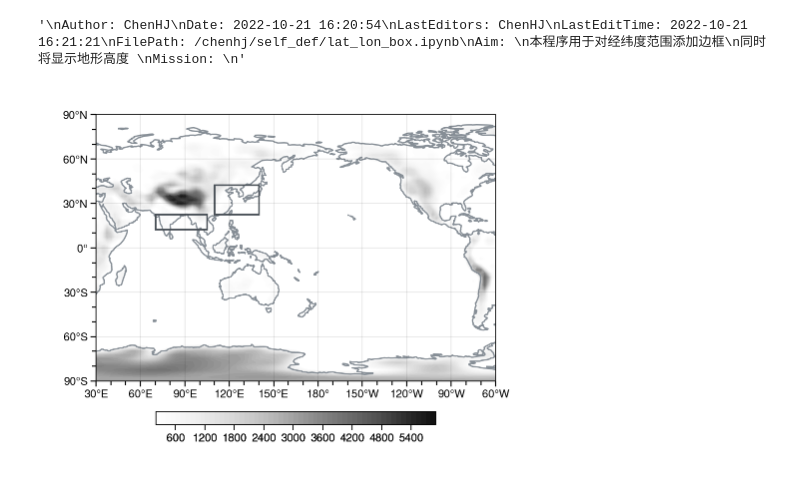
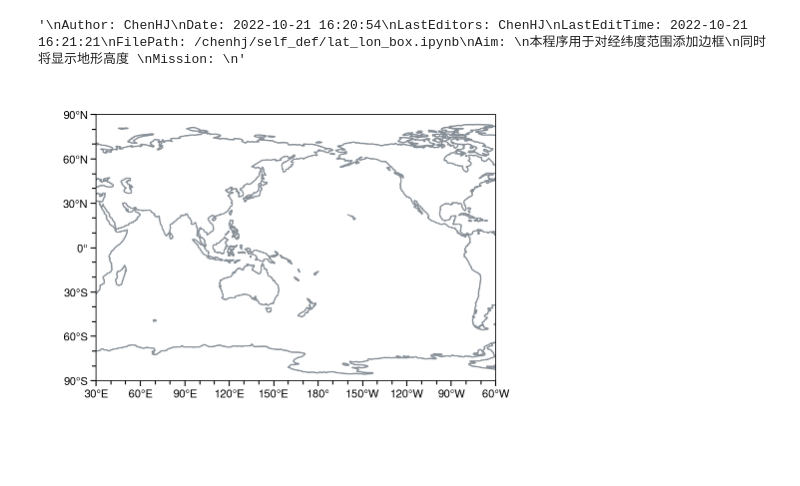
Before and after one commit to Hongjing0506/self_def, a Jupyter notebook: lat_lon_box.ipynb, the cells around one changed output. Saved outputs shown, nothing was run; the diff lists cells and outputs as text; code cells hidden in the pictures; blank space fills up the shorter version.

```diff
--- a/lat_lon_box.ipynb
+++ b/lat_lon_box.ipynb
@@ -51,55 +51,55 @@ hgt = fhgt['hgt'][0,:,:].drop('time')
 # mask = 1013.25*(1.0-hgt*0.0065/288.15)**5.25145
 # %%
 # plot the box
-
+pplt.rc["grid"] = False
 
 cl = 180  # 设置地图投影的中心纬度
 proj = pplt.PlateCarree(central_longitude=cl)
 
 fig = pplt.figure(span=False, share=False, refwidth=4.0, wspace=4.0, hspace=3.5, outerpad=2.0)
 axs = fig.subplots(ncols=1, nrows=1, proj=proj)
 
 #   set the geo_ticks and map projection to the plots
 xticks = np.array([30, 60, 90, 120, 150, 180, 210, 240, 270, 300])
 yticks = np.arange(-90, 91, 30)  # 设置纬度刻度
 # 设置绘图的经纬度范围extents，其中前两个参数为经度的最小值和最大值，后两个数为纬度的最小值和最大值
 # 当想要显示的经纬度范围不是正好等于刻度显示范围时，对extents进行相应的修改即可
 extents = [xticks[0], xticks[1], yticks[0], yticks[1]]
 sepl.geo_ticks(axs, xticks, yticks, cl, extents, majorticklabelsize=8, latminorspace=10, coastlinewidth=1.0)
 # ===================================================
-box_N = 42.5
-box_S = 22.5
-box_W = 110
-box_E = 140
+# box_N = 50.0
+# box_S = 27.5
+# box_W = 105.0
+# box_E = 137.5
 
 
-x0 = box_W
-y0 = box_S
-width = box_E-box_W
-height = box_N-box_S
-sepl.patches(axs, x0 - cl, y0, width, height, proj, linestyle="-", linewidth=1.2)
+# x0 = box_W
+# y0 = box_S
+# width = box_E-box_W
+# height = box_N-box_S
+# sepl.patches(axs, x0 - cl, y0, width, height, proj, linestyle="-", linewidth=1.2)
 
-box_N = 22.5
-box_S = 12.5
-box_W = 70
-box_E = 105
+# box_N = 22.5
+# box_S = 12.5
+# box_W = 70
+# box_E = 105
 
 
-x0 = box_W
-y0 = box_S
-width = box_E-box_W
-height = box_N-box_S
-sepl.patches(axs, x0 - cl, y0, width, height, proj, linestyle="-", linewidth=1.2)
+# x0 = box_W
+# y0 = box_S
+# width = box_E-box_W
+# height = box_N-box_S
+# sepl.patches(axs, x0 - cl, y0, width, height, proj, linestyle="-", linewidth=1.2)
 
-con = axs[0].contourf(
-    hgt,
-    cmap="greys",
-    cmap_kw={"right": 0.94},
-    levels=np.arange(200,5901,100),
-    zorder=0.8,
-    )
-cb = fig.colorbar(con, loc="b", width=0.13, length=0.7, label="", ticklabelsize=8)
+# con = axs[0].contourf(
+#     hgt,
+#     cmap="greys",
+#     cmap_kw={"right": 0.94},
+#     levels=np.arange(200,5901,100),
+#     zorder=0.8,
+#     )
+# cb = fig.colorbar(con, loc="b", width=0.13, length=0.7, label="", ticklabelsize=8)
 
 fig.format(rc_kw={"grid": False, "reso": "lo", "figure.facecolor":"white", "font.large": 13})
 # %% [output]
-[figure, old version]
+[figure, new version]
```
Also changed, not shown: parts of 3 cells of this notebook.
